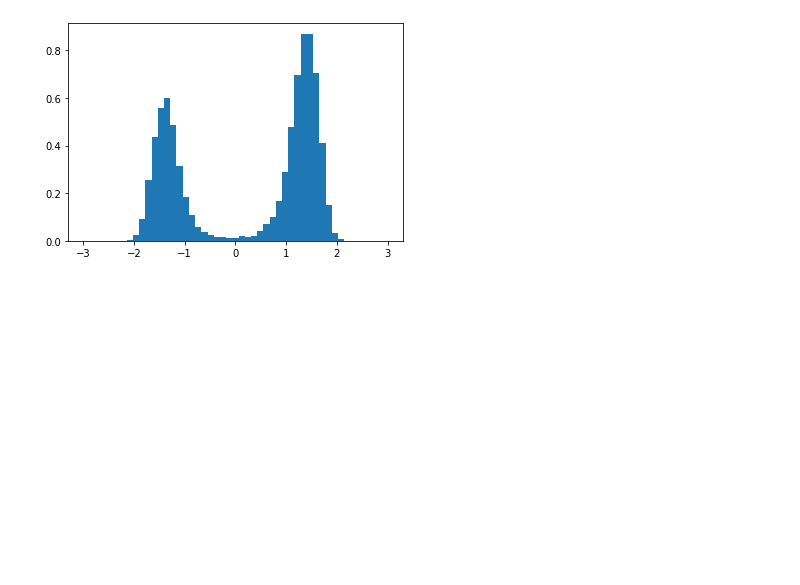
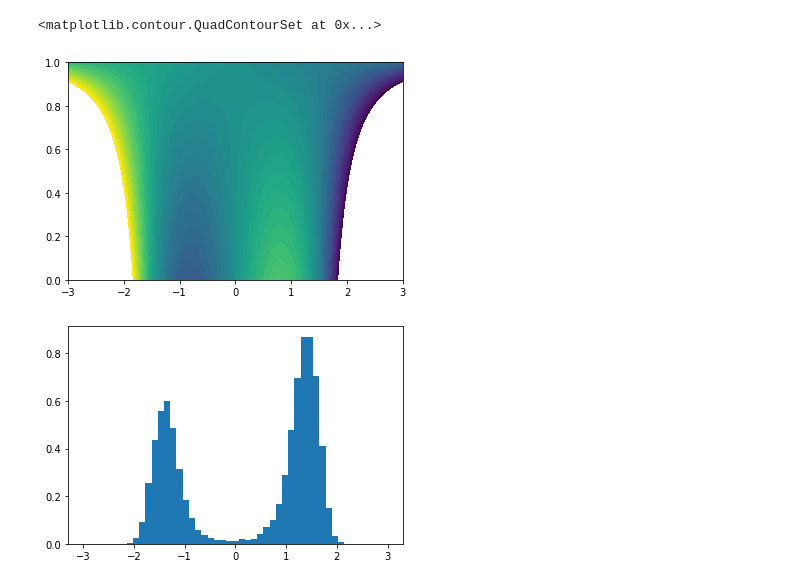
Before and after one commit to MaaikeG/diff_model_test, a Jupyter notebook: double_well.ipynb, the cells around one changed output. Saved outputs shown, nothing was run; the diff lists cells and outputs as text; code cells hidden in the pictures; blank space fills up the shorter version.

```diff
--- a/double_well.ipynb
+++ b/double_well.ipynb
@@ -40,3 +57,14 @@ plt.show()
+# %%
+##### The force of the potential using naive interpolation between the double well and the harmonic well
+X_copy = X.clone()
+X_copy.requires_grad_(True)
+energies = naive_interpolation(X_copy.reshape(50*50, 1), Y.reshape(50*50, 1)).view(50, 50).sum()
+naive_forces = -torch.autograd.grad(energies, X_copy)[0]
+
+plt.contourf(X.cpu(), Y.cpu(), naive_forces.cpu(), levels=np.linspace(-10, 10, 50))
+# %% [output]
+<matplotlib.contour.QuadContourSet at 0x...>
+[figure, added]
 # %%
 sampler = MCMC.GaussianMCMCSampler(energy=target, init_state=torch.tensor([0.]))
 
```
Also changed, not shown: parts of 14 cells of this notebook, 3 other files.
